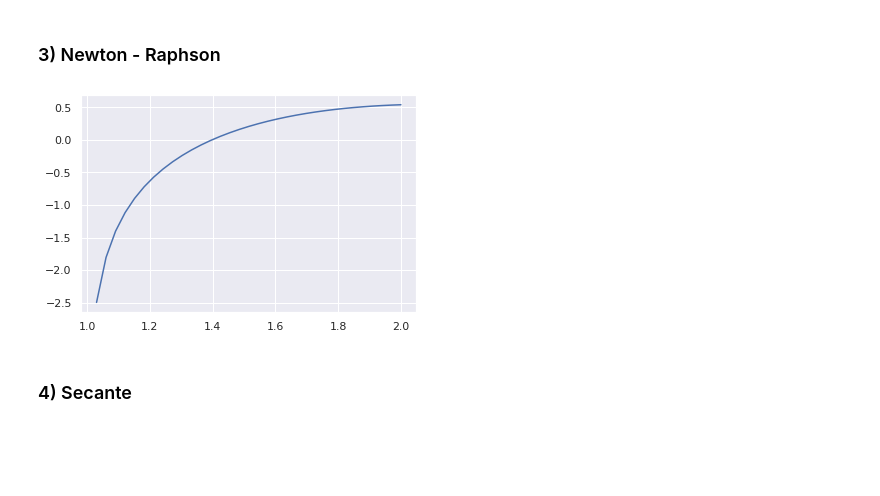
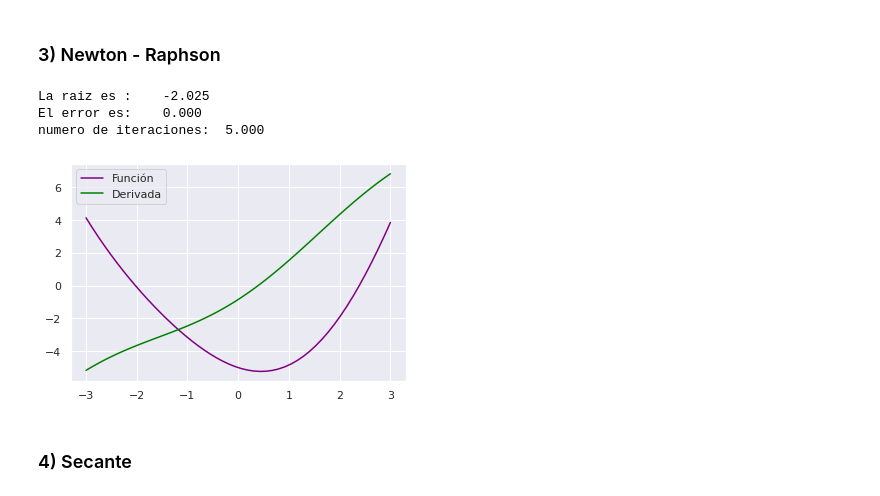
Before and after one commit to ADRIANVM117/proyectos_propios, a Jupyter notebook: actuaria/metodos_numericos/guia_metodos.ipynb, the cells around one changed output. Saved outputs shown, nothing was run; the diff lists cells and outputs as text; code cells hidden in the pictures; blank space fills up the shorter version.

```diff
--- a/actuaria/metodos_numericos/guia_metodos.ipynb
+++ b/actuaria/metodos_numericos/guia_metodos.ipynb
@@ -95,29 +95,53 @@ Numero de iteraciones:  1.00
 # %% [markdown]
 ### 3) Newton - Raphson
 # %%
-def f(x):
-  return  np.log(x - 1) + np.cos(x - 1)
-x = np.linspace(-1,2,100)
-y = f(x)
+import matplotlib.pyplot as plt
+from scipy.misc import derivative
+import numpy as np
 
 # Metodo Newton - Raphson
 
+# definimos el eje de intervalos
+x = np.linspace(-3, 3, 50)
+
+#---------------------------------------
+# Declarando funciones
+# funcion
+def f(x):
+    return x**2-5-np.sin(x)
+
+# calculando la derivada
+def deriv(x):
+    return derivative(f, x)
+
+#-------------------------------------
+# Uso del algoritmo
+r = - 3
 tol = 0.00001
-r = - 3
 e = np.inf
+n = 0
+while e>tol:
+  r_0 = r
+  r = r_0 - (f(r_0)/ deriv(r_0))
+  e = np.abs(r - r_0)
+  n += 1
 
-while e<tol:
-  r_0 = r
-  r = r_0 - f(r_0)/ #derivada(r_0)
-  e = np.abs(r - r_0)
+print('La raiz es : \t{:.3f}'.format(r))
+print('El error es: \t{:.3f}'.format(e))
+print('numero de iteraciones: \t{:.3f}'.format(n))
 
-print('La raiz es: \t{:.2f}'.format(r))
-print('El error es: \t{:.2f}'.format(e))
-
-sns.set()
-plt.plot(x,f(x))
-plt.show()
+#-------------------------------------------------
+# GRAFICANDO
+# Función f(x)
+plt.plot(x, f(x), color='purple', label='Función')
+# Derivada
+plt.plot(x, deriv(x), color='green', label='Derivada')
+plt.legend(loc='upper left')
+plt.grid(True)
 # %% [output]
+La raiz es :    -2.025
+El error es:    0.000
+numero de iteraciones:  5.000
-[figure, old version]
+[figure, new version]
 # %% [markdown]
 ### 4) Secante
```
Also changed, not shown: parts of 10 cells of this notebook.
